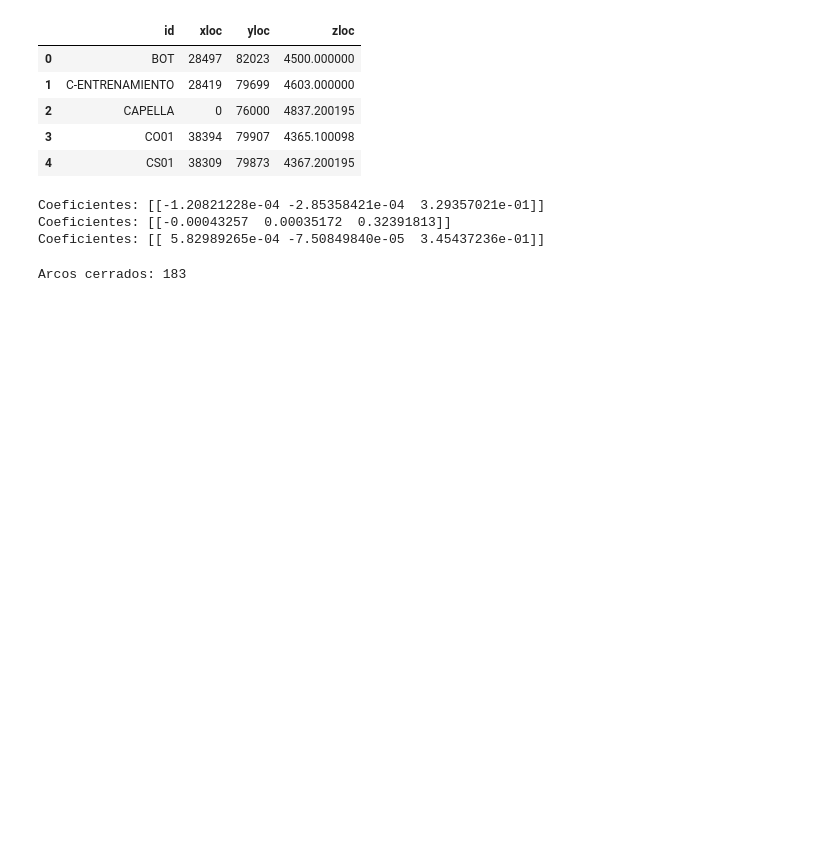
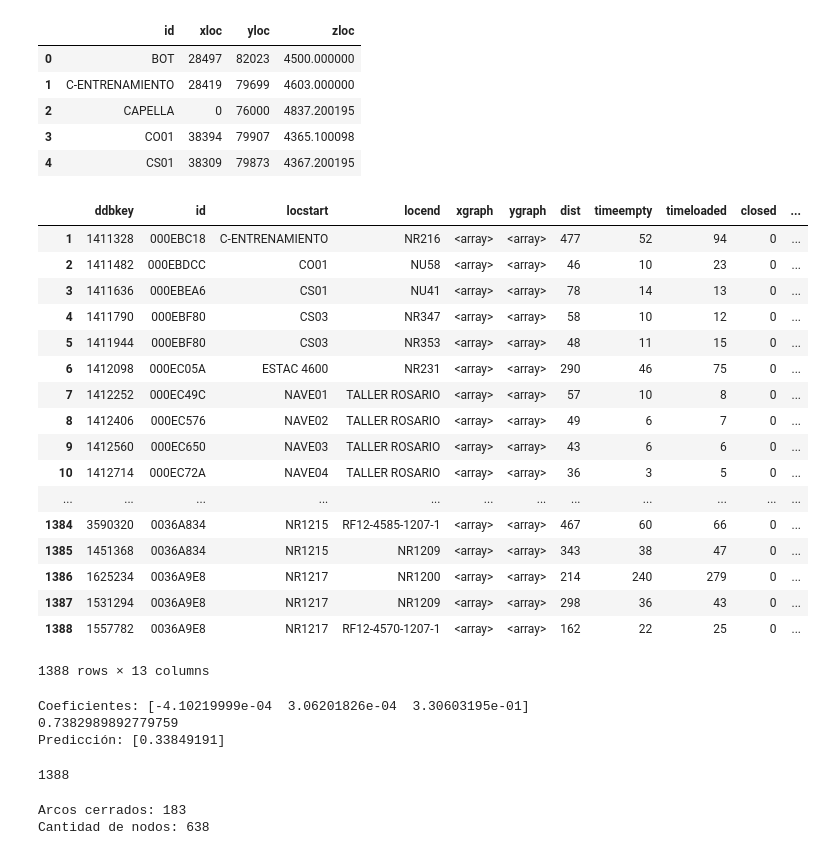
Before and after one commit to dfvial/Collahuasi-Validador-, a Jupyter notebook: Prueba Grafo.ipynb, the cells around one changed output. Saved outputs shown, nothing was run; the diff lists cells and outputs as text; code cells hidden in the pictures; blank space fills up the shorter version.

```diff
--- a/Prueba Grafo.ipynb
+++ b/Prueba Grafo.ipynb
@@ -31,7 +46,27 @@ for index, row in dfPitloc.iterrows():
 # %%
 df = pd.read_excel('Travel.xlsx')
 df.columns = df.iloc[0]
 df.drop(0, inplace = True)
+df
+# %% [output]
+|  | ddbkey | id | locstart | locend | xgraph | ygraph | dist | timeempty | timeloaded | closed | ... |
+| 1 | 1411328 | 000EBC18 | C-ENTRENAMIENTO | NR216 | <array> | <array> | 477 | 52 | 94 | 0 | ... |
+| 2 | 1411482 | 000EBDCC | CO01 | NU58 | <array> | <array> | 46 | 10 | 23 | 0 | ... |
+| 3 | 1411636 | 000EBEA6 | CS01 | NU41 | <array> | <array> | 78 | 14 | 13 | 0 | ... |
+| 4 | 1411790 | 000EBF80 | CS03 | NR347 | <array> | <array> | 58 | 10 | 12 | 0 | ... |
+| 5 | 1411944 | 000EBF80 | CS03 | NR353 | <array> | <array> | 48 | 11 | 15 | 0 | ... |
+| 6 | 1412098 | 000EC05A | ESTAC 4600 | NR231 | <array> | <array> | 290 | 46 | 75 | 0 | ... |
+| 7 | 1412252 | 000EC49C | NAVE01 | TALLER ROSARIO | <array> | <array> | 57 | 10 | 8 | 0 | ... |
+| 8 | 1412406 | 000EC576 | NAVE02 | TALLER ROSARIO | <array> | <array> | 49 | 6 | 7 | 0 | ... |
+| 9 | 1412560 | 000EC650 | NAVE03 | TALLER ROSARIO | <array> | <array> | 43 | 6 | 6 | 0 | ... |
+| 10 | 1412714 | 000EC72A | NAVE04 | TALLER ROSARIO | <array> | <array> | 36 | 3 | 5 | 0 | ... |
+| ... | ... | ... | ... | ... | ... | ... | ... | ... | ... | ... | ... |
+| 1384 | 3590320 | 0036A834 | NR1215 | RF12-4585-1207-1 | <array> | <array> | 467 | 60 | 66 | 0 | ... |
+| 1385 | 1451368 | 0036A834 | NR1215 | NR1209 | <array> | <array> | 343 | 38 | 47 | 0 | ... |
+| 1386 | 1625234 | 0036A9E8 | NR1217 | NR1200 | <array> | <array> | 214 | 240 | 279 | 0 | ... |
+| 1387 | 1531294 | 0036A9E8 | NR1217 | NR1209 | <array> | <array> | 298 | 36 | 43 | 0 | ... |
+| 1388 | 1557782 | 0036A9E8 | NR1217 | RF12-4570-1207-1 | <array> | <array> | 162 | 22 | 25 | 0 | ... |
+1388 rows × 13 columns
 # %%
 Y = []
 DX = []
@@ -61,28 +96,35 @@ dfCoordenadas.head()
 y = pd.DataFrame(dfCoordenadas['Y'])
 X = pd.DataFrame(dfCoordenadas[['Delta X', 'Delta Y', 'Delta Z']])
 
-#X_train, X_test, y_train, y_test = train_test_split(X, Y)
+X_train, X_test, y_train, y_test = train_test_split(X, Y)
 
 model = LinearRegression()
-scores = []
-kfold = KFold(n_splits=3, shuffle=True, random_state=42)
-for i, (train, test) in enumerate(kfold.split(X, y)):
-    model.fit(X.iloc[train,:], y.iloc[train,:])
-    score = model.score(X.iloc[test,:], y.iloc[test,:])
-    print('Coeficientes: {}'.format(model.coef_))
-    scores.append(score)
+model.fit(X_train, y_train)
+score = model.score(X_test, y_test)
+print('Coeficientes: {}'.format(model.coef_))
+print(score)
+#scores = []
+#kfold = KFold(n_splits=3, shuffle=True, random_state=42)
+#for i, (train, test) in enumerate(kfold.split(X, y)):
+#    model.fit(X.iloc[train,:], y.iloc[train,:])
+#    score = model.score(X.iloc[test,:], y.iloc[test,:])
+#    print('Coeficientes: {}'.format(model.coef_))
+#    scores.append(score)
 
 
-myvals = np.array([107, 204, 3.7]).reshape(1, -1)
-#print('Predicción: {}'model.predict(myvals))
+myvals = np.array([100, 100, 1]).reshape(1, -1)
+print('Predicción: {}'.format(model.predict(myvals)))
 # %% [output]
-Coeficientes: [[-1.20821228e-04 -2.85358421e-04  3.29357021e-01]]
-Coeficientes: [[-0.00043257  0.00035172  0.32391813]]
-Coeficientes: [[ 5.82989265e-04 -7.50849840e-05  3.45437236e-01]]
+Coeficientes: [-4.10219999e-04  3.06201826e-04  3.30603195e-01]
+0.7382989892779759
+Predicción: [0.33849191]
 # %%
 Arcos = []
 for index, row in df.iterrows():
     Arcos.append([row[2], row[3], row[7], row[8], row[9], row[6]])
+print(len(Arcos))
+# %% [output]
+1388
 # %%
 %matplotlib notebook
 G = nx.DiGraph()
@@ -103,5 +145,7 @@ nx.set_node_attributes(G, Coordenadas)
 Nodos = list(G.nodes())
 colors = [G[u][v]['color'] for u,v in G.edges]
 print("Arcos cerrados: {}".format(contar))
+print("Cantidad de nodos: {}".format(len(Nodos)))
 # %% [output]
 Arcos cerrados: 183
+Cantidad de nodos: 638
```
Also changed, not shown: parts of 7 cells of this notebook, 4 other files.
